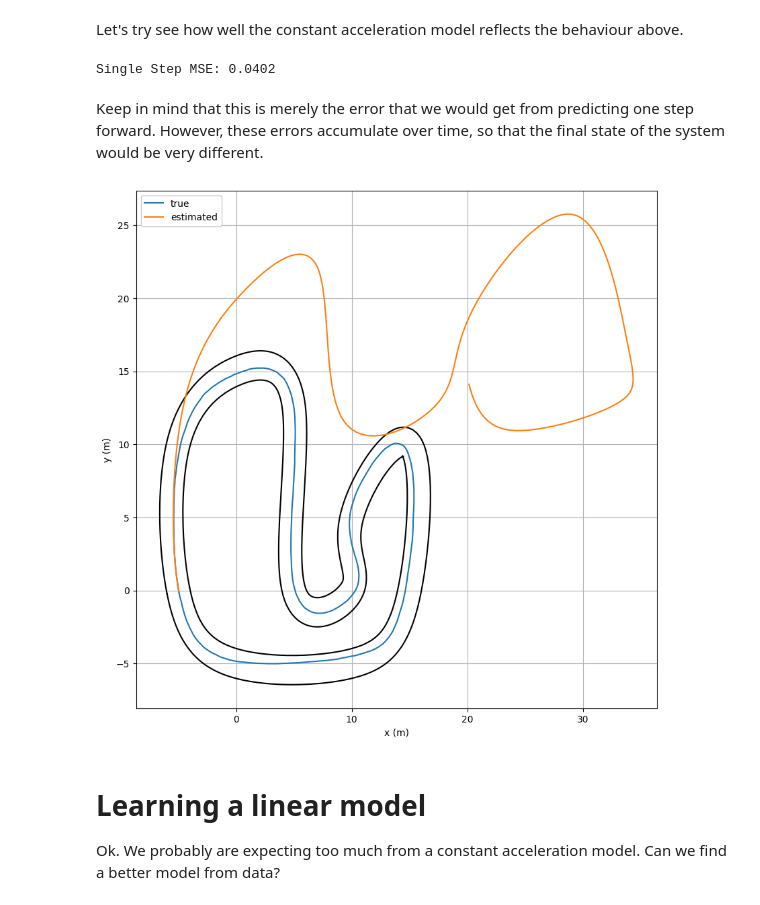
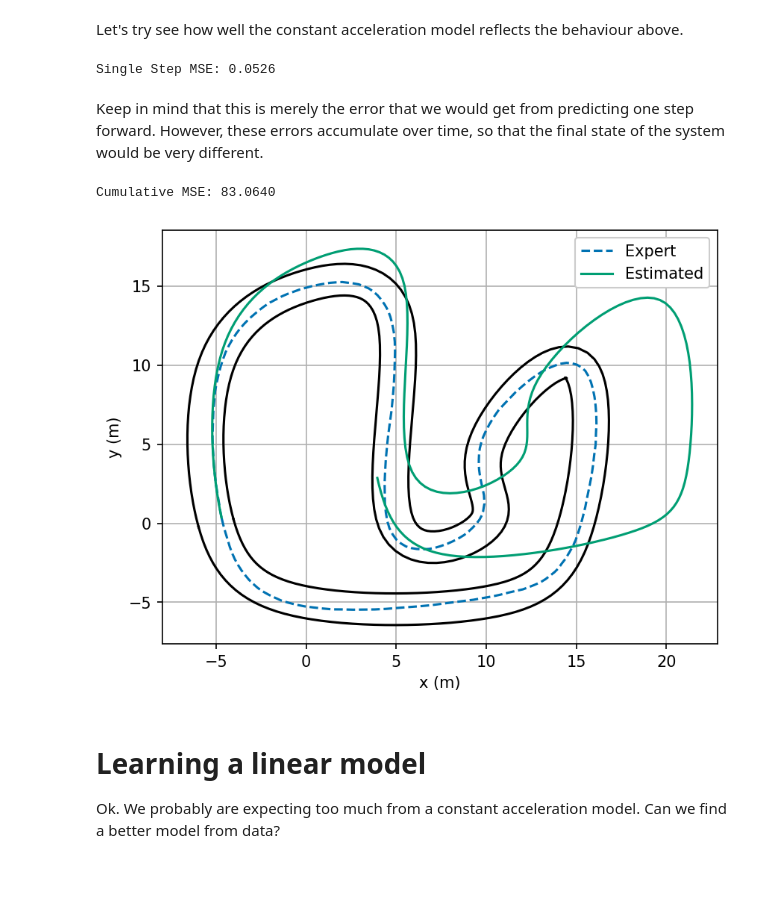
Before and after one commit to Damowerko/ese200, a Jupyter notebook: dynamical_systems.ipynb, the cells around one changed output. Drawn from its saved outputs; the diff is of its cells as text; code cells hidden in the pictures; blank space fills up the shorter version.

Commit message:
refine figures and notebook

```diff
--- a/dynamical_systems.ipynb
+++ b/dynamical_systems.ipynb
@@ -33,0 +27,11 @@ for x_ in x_expert:
+# %%
+# Which expert trajectory we will use for plotting
+expert_idx = 5
+
+t = np.arange(0, Config.duration, Config.time_step)
+x_experts = np.load(data_path / "states.npy")
+u_experts = np.load(data_path / "inputs.npy")
+track = load_track(data_path / "track.npz")
+x_expert = x_experts[expert_idx]
+u_expert = u_experts[expert_idx]
+track = load_track(data_path / "track.npz")
@@ -36,44 +50,53 @@ for x_ in x_expert:
 # %% [markdown]
 Let's try see how well the constant acceleration model reflects the behaviour above.
 # %%
-# which trajectory we are using
-trajectory_idx = 5
 A_ca, B_ca = dynamics_ca(Config.time_step)
-
-t = np.arange(0, Config.duration, Config.time_step)
-x_expert = np.load(data_path / "states.npy")[trajectory_idx]
-u_expert = np.load(data_path / "inputs.npy")[trajectory_idx]
 
 # compute the single step error
 x_predicted = x_expert @ A_ca.T + u_expert @ B_ca.T
 mse = np.linalg.norm(x_expert[1:] - x_predicted[:-1], axis=1).mean()
 print(f"Single Step MSE: {mse:.4f}")
 # %% [output]
-Single Step MSE: 0.0402
+Single Step MSE: 0.0526
 # %% [markdown]
 Keep in mind that this is merely the error that we would get from predicting one step forward. However, these errors accumulate over time, so that the final state of the system would be very different.
 # %%
 # use the same starting point as the expert
-x_estimate = np.zeros((len(t), A_ca.shape[0]))
-x_estimate[0] = x_expert[0]
+x_ca = np.zeros((len(t), A_ca.shape[0]))
+x_ca[0] = x_expert[0]
 
 # simulate the trajectory
 for i in range(len(t) - 1):
-    x_estimate[i + 1] = x_estimate[i] @ A_ca.T + u_expert[i] @ B_ca.T
+    x_ca[i + 1] = x_ca[i] @ A_ca.T + u_expert[i] @ B_ca.T
 
-# TODO compute aggregated MSE
+mse = np.linalg.norm(x_expert - x_ca)
+print(f"Cumulative MSE: {mse:.4f}")
 
-plt.figure(figsize=(10, 10))
-track.plot()
-plt.grid(True)
-plt.xlabel("x (m)")
-plt.ylabel("y (m)")
-plt.plot(x_expert[:, 0], x_expert[:, 1], "-", label="true")
-plt.plot(x_estimate[:, 0], x_estimate[:, 1], "-", label="estimated")
-plt.legend(loc="upper left", framealpha=1.0)
-plt.show()
+def plot_vs_expert(x, x_label: str, x_expert, track: Track):
+    """
+    Plot a given trajectory and expert trajectory on the same plot.
+
+    Args:
+        x: The trajectory to plot.
+        x_label: The label for the trajectory.
+        x_expert: The expert trajectory.
+        track: The track to plot.
+    """
+
+    plt.figure()
+    track.plot()
+    plt.grid(True)
+    plt.xlabel("x (m)")
+    plt.ylabel("y (m)")
+    plt.plot(x_expert[:, 0], x_expert[:, 1], "--", label="Expert")
+    plt.plot(x[:, 0], x[:, 1], "-", label=x_label)
+    plt.legend(loc="upper right", framealpha=1.0)
+
+plot_vs_expert(x_ca, "Estimated", x_expert, track)
+plt.savefig(figure_path / "ca.pdf")
 # %% [output]
+Cumulative MSE: 83.0640
-[figure, old version]
+[figure, new version]
 # %% [markdown]
 # Learning a linear model
 Ok. We probably are expecting too much from a constant acceleration model. Can we find a better model from data?
```
Also changed, not shown: parts of 14 cells of this notebook, 5 other files.
